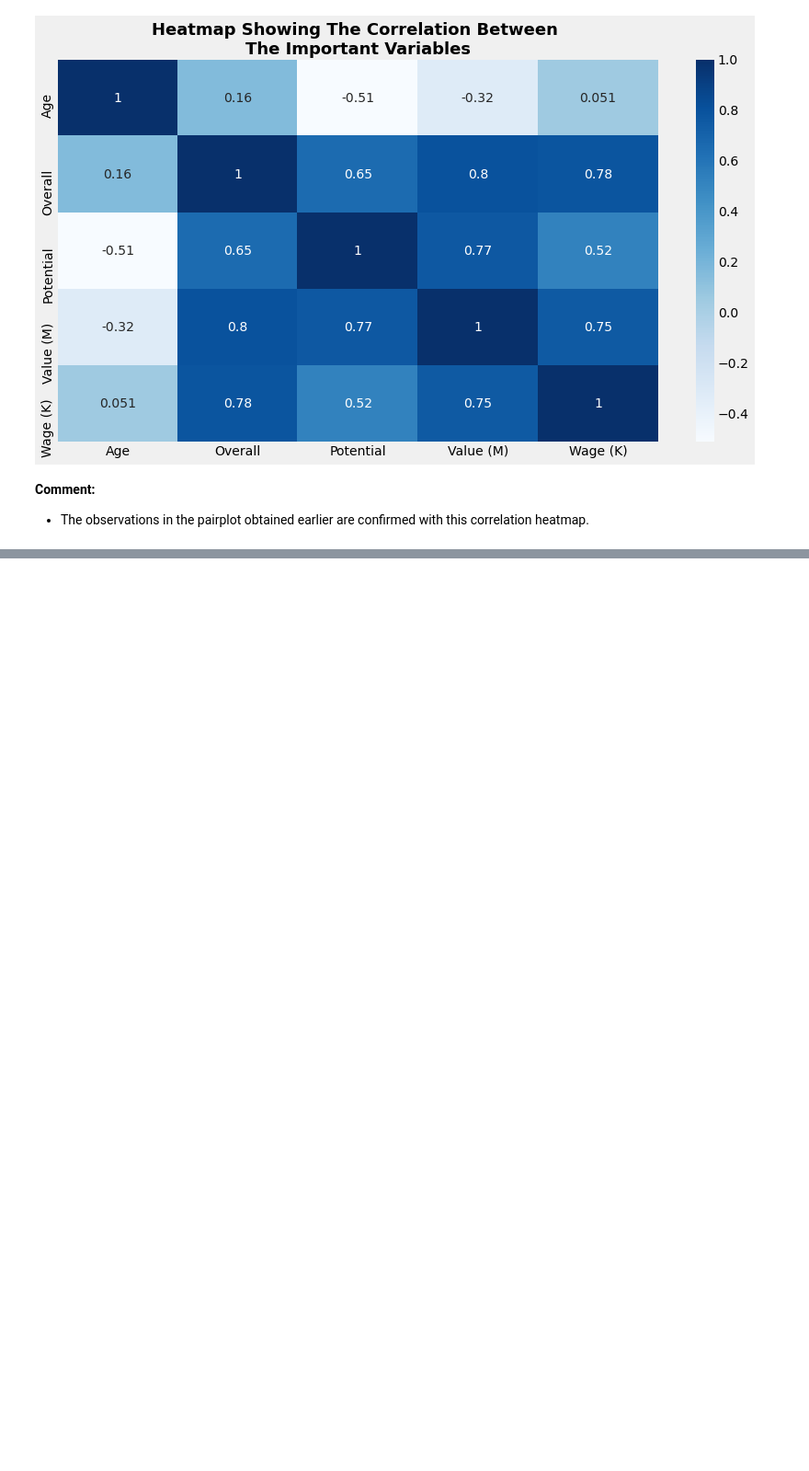
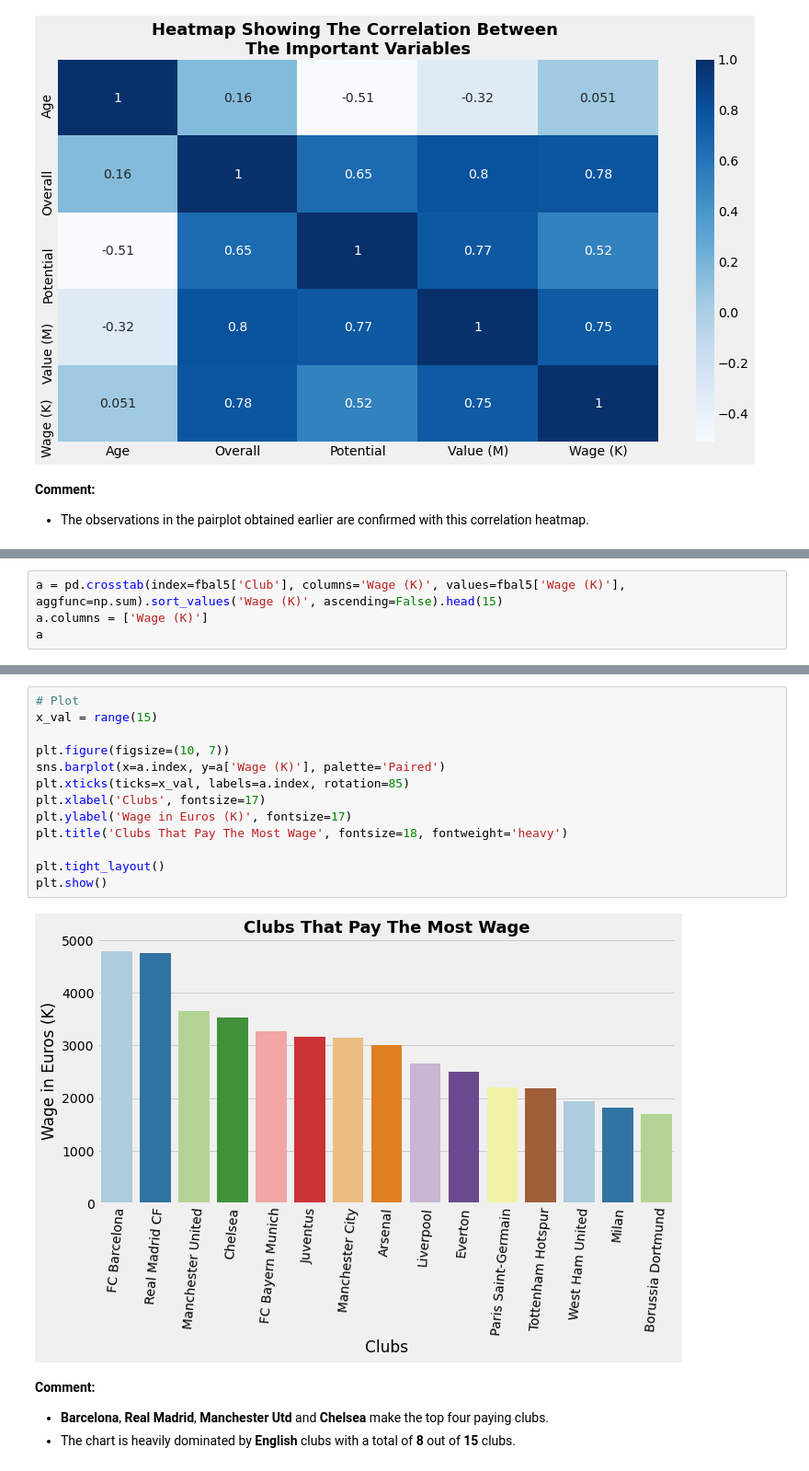
Before and after one commit to chineidu/Football_players, a Jupyter notebook: Football_players.ipynb, the cells around one changed output, grey strips where cells are left out. Shown at 92% size. Saved outputs shown, nothing was run; the diff lists cells and outputs as text; blank space fills up the shorter version.

```diff
--- a/Football_players.ipynb
+++ b/Football_players.ipynb
@@ -1467,0 +1486,4 @@ plt.show()
+# %%
+a = pd.crosstab(index=fbal5['Club'], columns='Wage (K)', values=fbal5['Wage (K)'], aggfunc=np.sum).sort_values('Wage (K)', ascending=False).head(15)
+a.columns = ['Wage (K)']
+a
@@ -1467,0 +1508,19 @@ plt.show()
+# %%
+# Plot
+x_val = range(15)
+
+plt.figure(figsize=(10, 7))
+sns.barplot(x=a.index, y=a['Wage (K)'], palette='Paired')
+plt.xticks(ticks=x_val, labels=a.index, rotation=85)
+plt.xlabel('Clubs', fontsize=17)
+plt.ylabel('Wage in Euros (K)', fontsize=17)
+plt.title('Clubs That Pay The Most Wage', fontsize=18, fontweight='heavy')
+
+plt.tight_layout()
+plt.show()
+# %% [output]
+[figure, added]
+# %% [markdown]
+**Comment:**
+* **Barcelona**, **Real Madrid**, **Manchester Utd** and **Chelsea** make the top four paying clubs.
+* The chart is heavily dominated by **English** clubs with a total of **8** out of **15** clubs.
```
Also changed, not shown: parts of 26 cells of this notebook.
